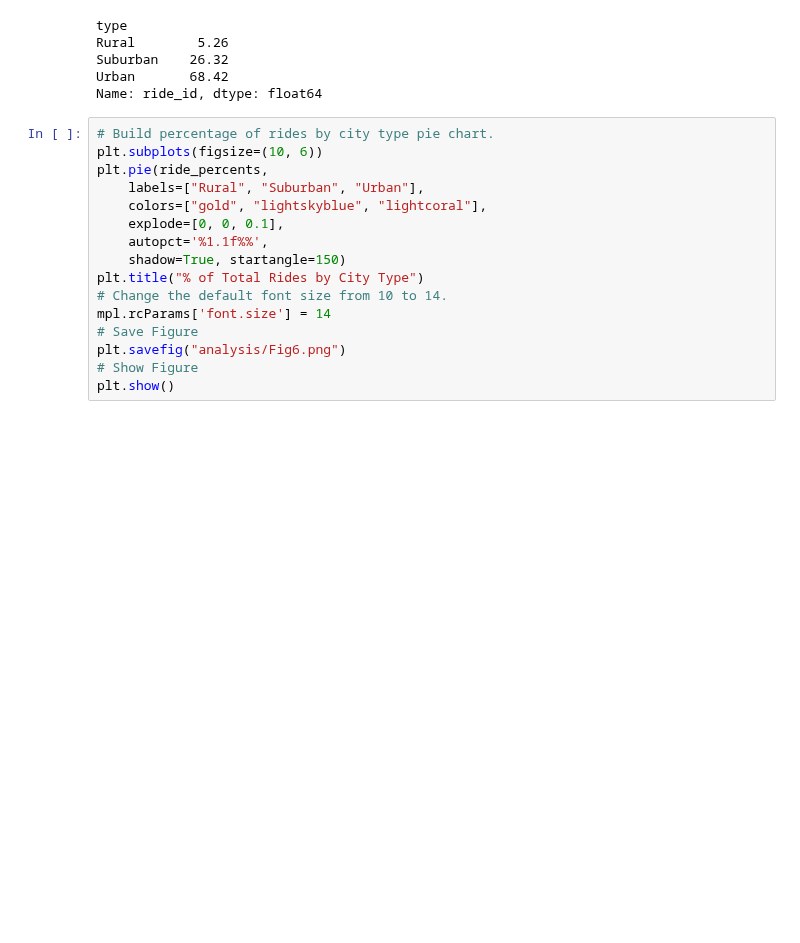
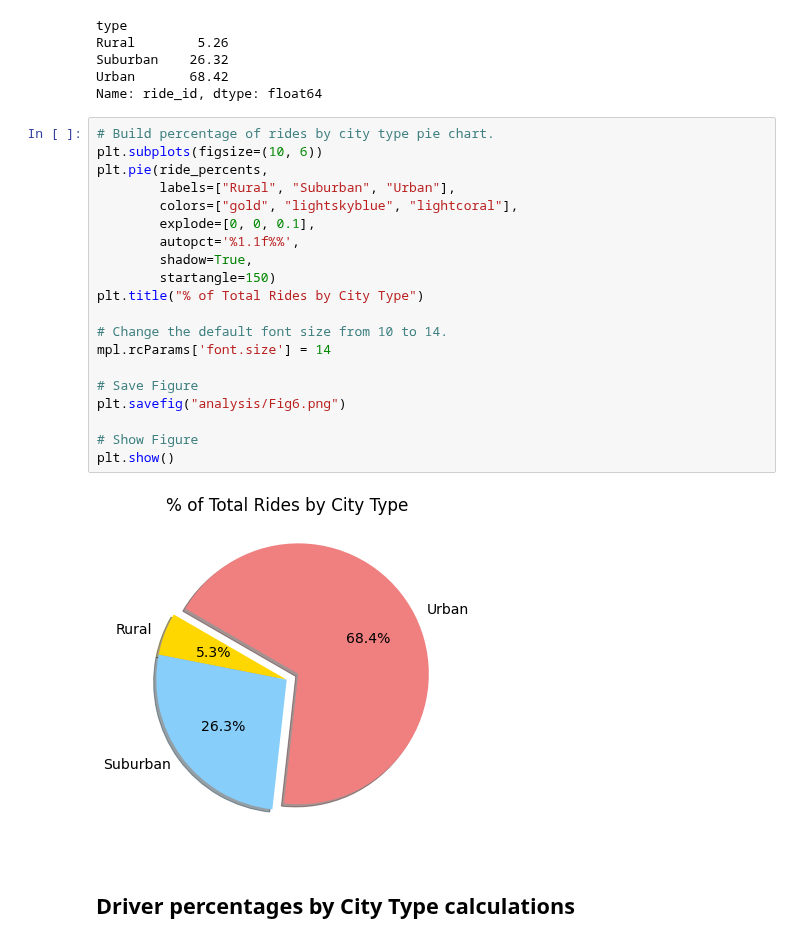
Before and after one commit to ArtTucker/PyBer_Analysis, a Jupyter notebook: Pyber.ipynb, the cells around one changed output. Drawn from its saved outputs; the diff is of its cells as text; blank space fills up the shorter version.

```diff
--- a/Pyber.ipynb
+++ b/Pyber.ipynb
@@ -980,16 +980,24 @@ Name: ride_id, dtype: float64
 # %%
 # Build percentage of rides by city type pie chart.
 plt.subplots(figsize=(10, 6))
 plt.pie(ride_percents,
-    labels=["Rural", "Suburban", "Urban"],
-    colors=["gold", "lightskyblue", "lightcoral"],
-    explode=[0, 0, 0.1],
-    autopct='%1.1f%%',
-    shadow=True, startangle=150)
+        labels=["Rural", "Suburban", "Urban"],
+        colors=["gold", "lightskyblue", "lightcoral"],
+        explode=[0, 0, 0.1],
+        autopct='%1.1f%%',
+        shadow=True,
+        startangle=150)
 plt.title("% of Total Rides by City Type")
+
 # Change the default font size from 10 to 14.
 mpl.rcParams['font.size'] = 14
+
 # Save Figure
 plt.savefig("analysis/Fig6.png")
+
 # Show Figure
 plt.show()
+# %% [output]
+[figure, added]
+# %% [markdown]
+## Driver percentages by City Type calculations
```
Also changed, not shown: parts of 1 cell of this notebook.
